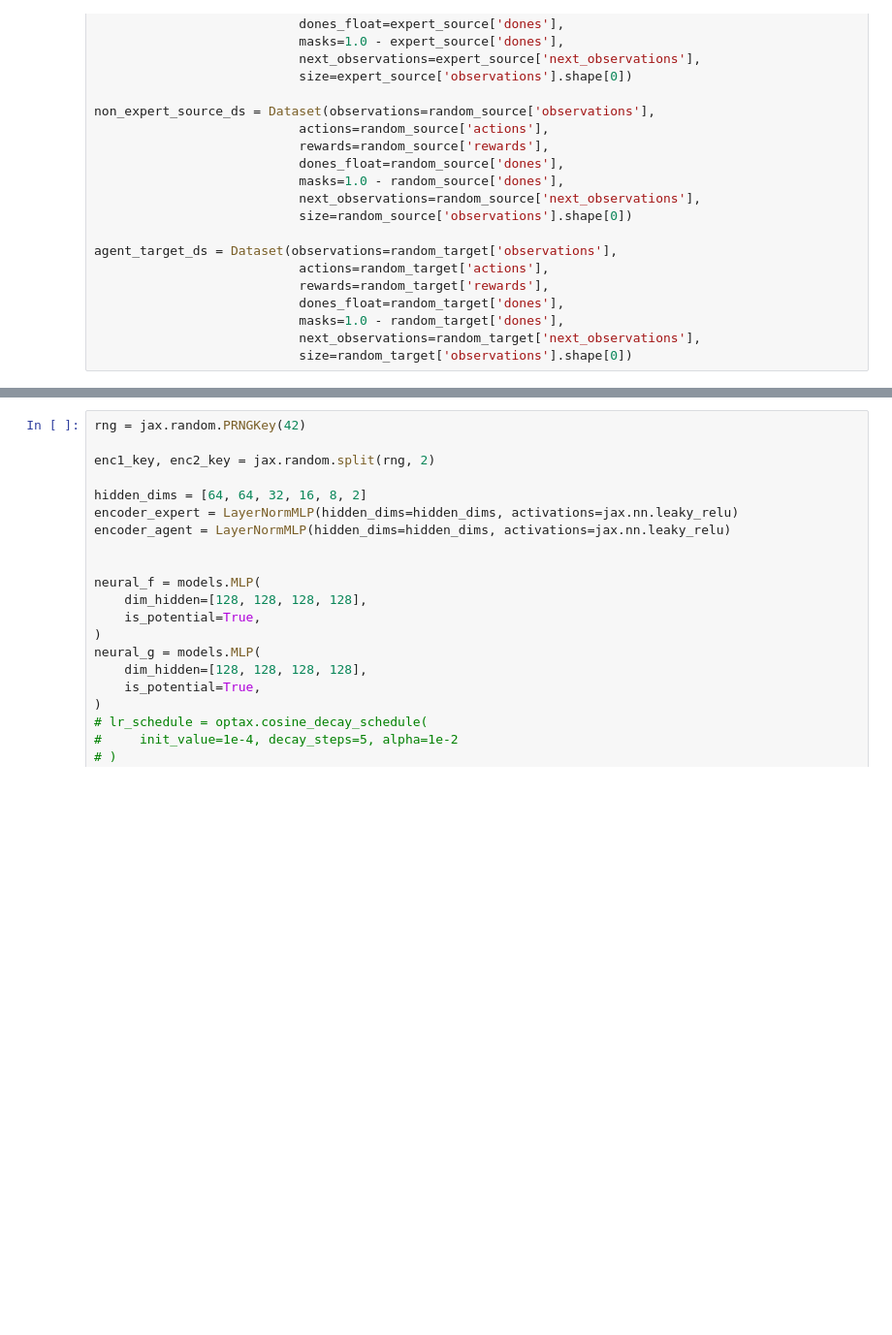
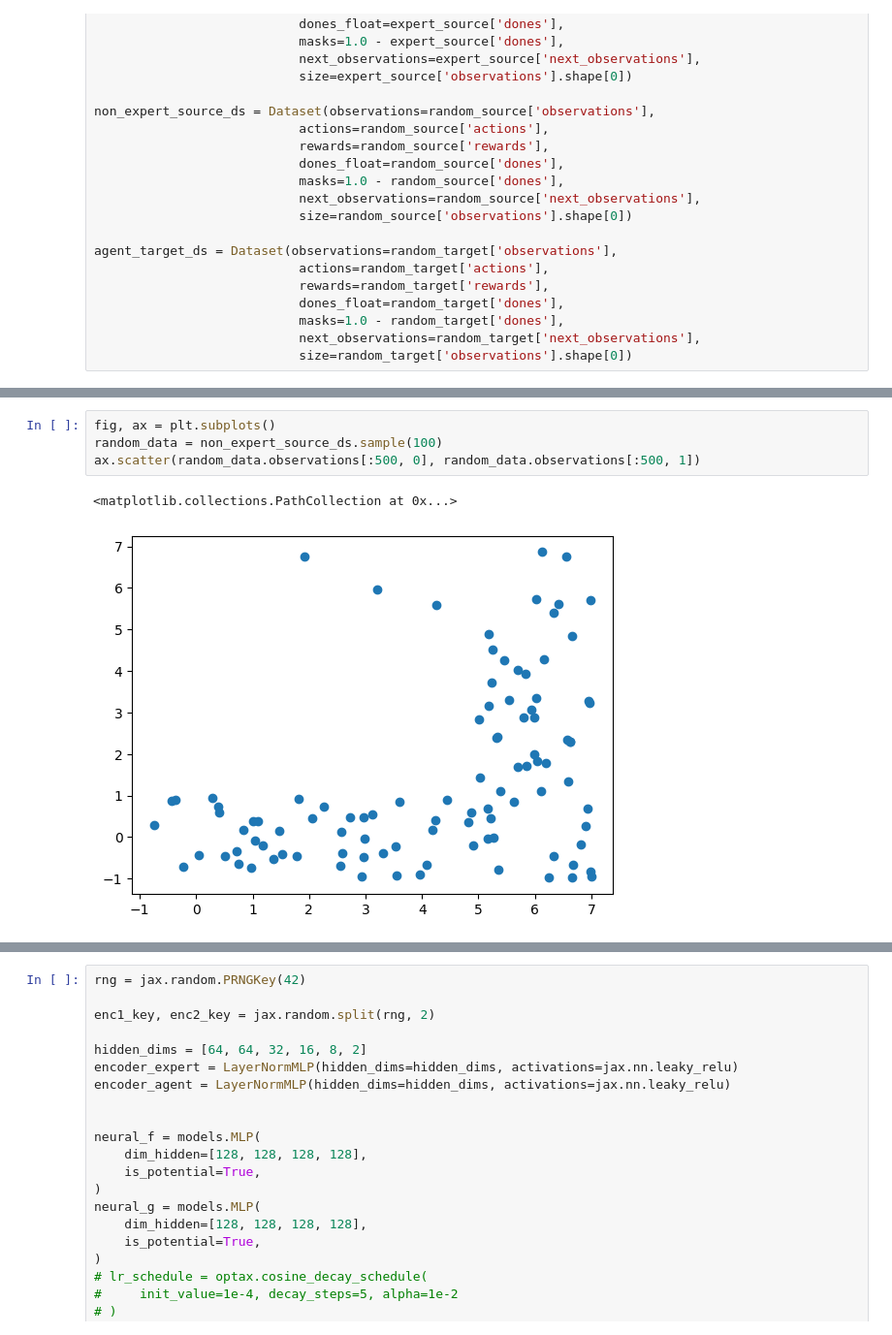
Before and after one commit to skylooop/CrossDomainIL, a Jupyter notebook: notebooks/envs.ipynb, the cells around one changed output, grey strips where cells are left out. Shown at 97% size. Drawn from its saved outputs; the diff is of its cells as text; blank space fills up the shorter version.

```diff
--- a/notebooks/envs.ipynb
+++ b/notebooks/envs.ipynb
@@ -82,0 +102,7 @@ np.load("/home/m_bobrin/CrossDomainIL/outputs/2024-04-17/00-33-30/rewards_potent
+# %%
+fig, ax = plt.subplots()
+random_data = non_expert_source_ds.sample(100)
+ax.scatter(random_data.observations[:500, 0], random_data.observations[:500, 1])
+# %% [output]
+<matplotlib.collections.PathCollection at 0x...>
+[figure, added]
```
Also changed, not shown: parts of 13 cells of this notebook, 26 other files.
